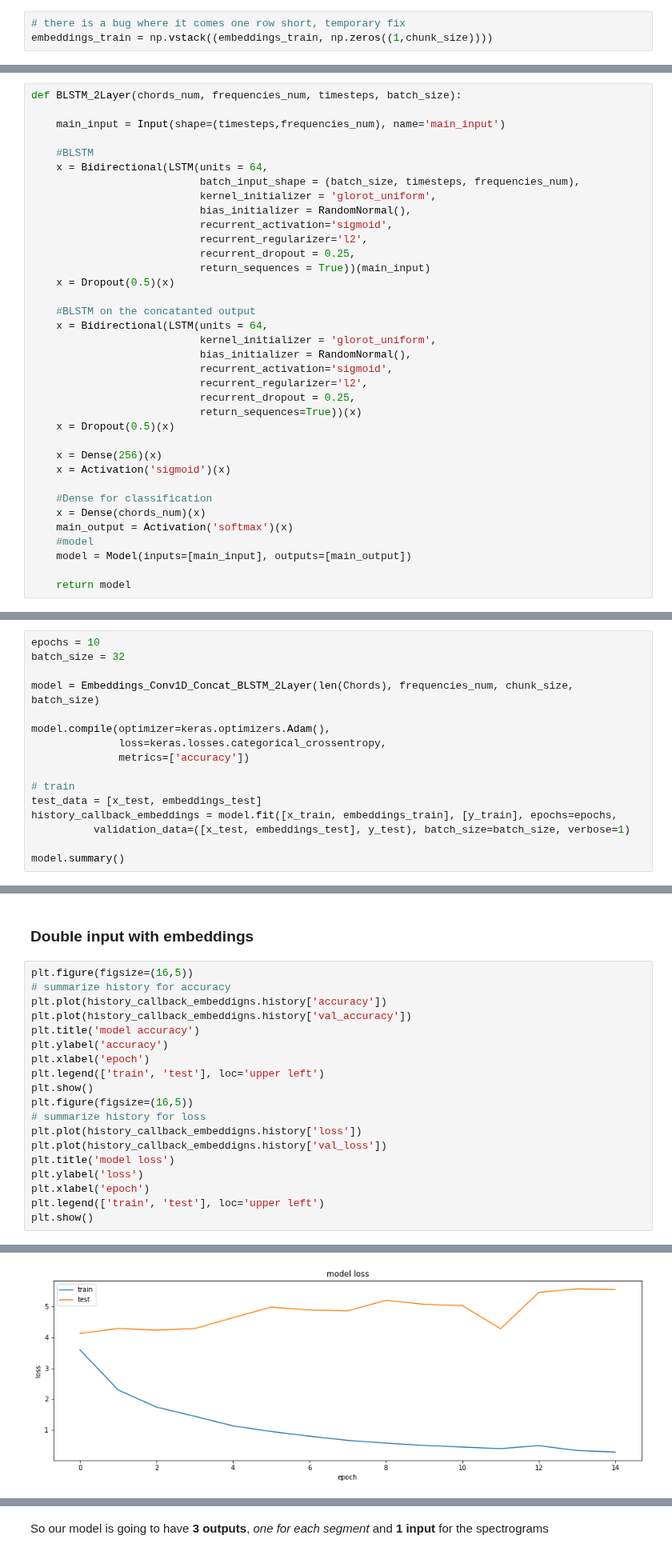
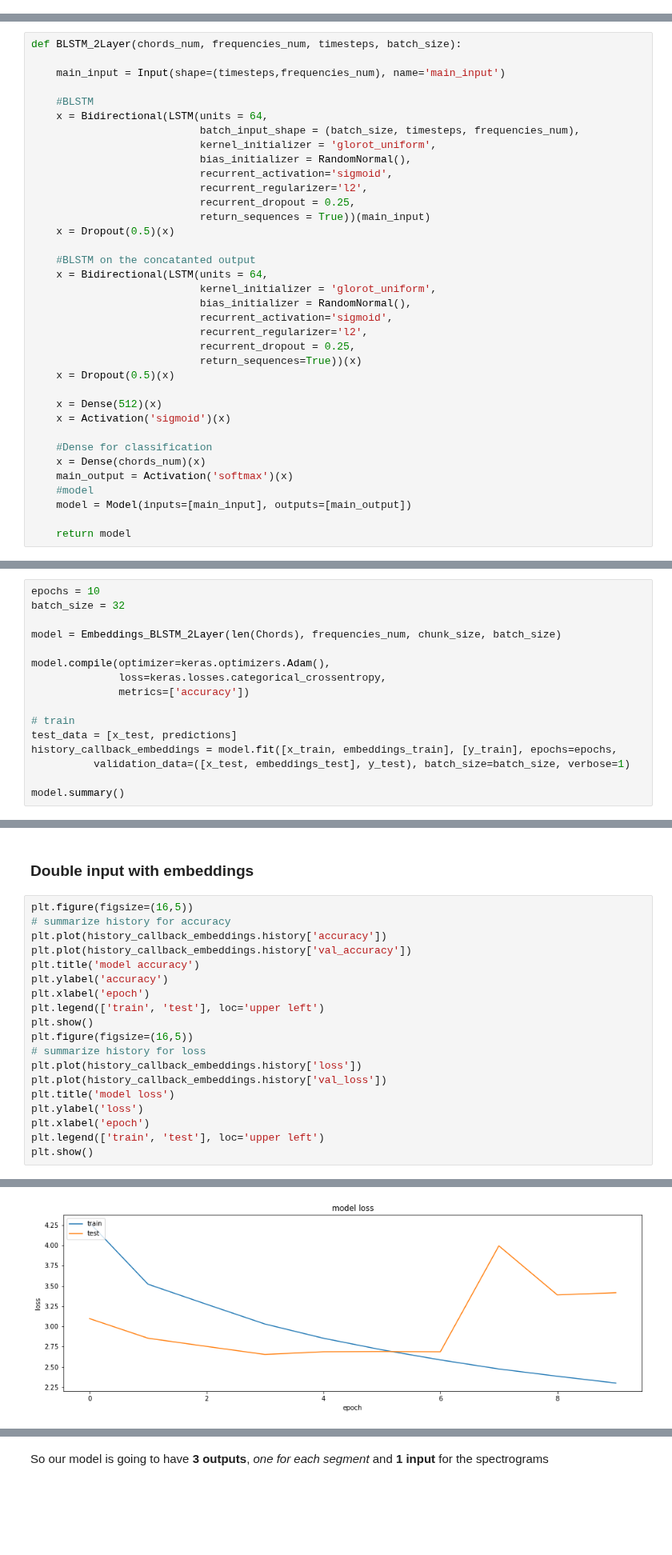
Before and after one commit to taslanidis/Audio-Chord-Recognition, a Jupyter notebook: Classification_Spectrograms.ipynb, the cells around one changed output, grey strips where cells are left out. Shown at 80% size. Saved outputs shown, nothing was run; the diff lists cells and outputs as text; blank space fills up the shorter version.

```diff
--- a/Classification_Spectrograms.ipynb
+++ b/Classification_Spectrograms.ipynb
@@ -415,5 +403,2 @@ embeddings_test = np.zeros((20,chunk_size))
-# %%
-# there is a bug where it comes one row short, temporary fix
-embeddings_train = np.vstack((embeddings_train, np.zeros((1,chunk_size))))
 # %%
 print (embeddings_train.shape)
@@ -484,7 +467,7 @@ def BLSTM_2Layer(chords_num, frequencies_num, timesteps, batch_size):
                            return_sequences=True))(x)
     x = Dropout(0.5)(x)
 
-    x = Dense(256)(x)
+    x = Dense(512)(x)
     x = Activation('sigmoid')(x)
 
     #Dense for classification
@@ -689,16 +623,0 @@ Final test loss:  1.6870399713516235  and accuracy : 63.17777633666992 %
-# %%
-epochs = 10
-batch_size = 32
-
-model = Embeddings_Conv1D_Concat_BLSTM_2Layer(len(Chords), frequencies_num, chunk_size, batch_size)
-
-model.compile(optimizer=keras.optimizers.Adam(),
-              loss=keras.losses.categorical_crossentropy,
-              metrics=['accuracy'])
-
-# train
-test_data = [x_test, embeddings_test]
-history_callback_embeddings = model.fit([x_train, embeddings_train], [y_train], epochs=epochs,
-          validation_data=([x_test, embeddings_test], y_test), batch_size=batch_size, verbose=1)
-
-model.summary()
@@ -785,0 +742,16 @@ plt.show()
+# %%
+epochs = 10
+batch_size = 32
+
+model = Embeddings_BLSTM_2Layer(len(Chords), frequencies_num, chunk_size, batch_size)
+
+model.compile(optimizer=keras.optimizers.Adam(),
+              loss=keras.losses.categorical_crossentropy,
+              metrics=['accuracy'])
+
+# train
+test_data = [x_test, predictions]
+history_callback_embeddings = model.fit([x_train, embeddings_train], [y_train], epochs=epochs,
+          validation_data=([x_test, embeddings_test], y_test), batch_size=batch_size, verbose=1)
+
+model.summary()
@@ -788,8 +784,8 @@ plt.show()
 # %%
 plt.figure(figsize=(16,5))
 # summarize history for accuracy
-plt.plot(history_callback_embeddigns.history['accuracy'])
-plt.plot(history_callback_embeddigns.history['val_accuracy'])
+plt.plot(history_callback_embeddings.history['accuracy'])
+plt.plot(history_callback_embeddings.history['val_accuracy'])
 plt.title('model accuracy')
 plt.ylabel('accuracy')
 plt.xlabel('epoch')
@@ -797,8 +793,8 @@ plt.legend(['train', 'test'], loc='upper left')
 plt.show()
 plt.figure(figsize=(16,5))
 # summarize history for loss
-plt.plot(history_callback_embeddigns.history['loss'])
-plt.plot(history_callback_embeddigns.history['val_loss'])
+plt.plot(history_callback_embeddings.history['loss'])
+plt.plot(history_callback_embeddings.history['val_loss'])
 plt.title('model loss')
 plt.ylabel('loss')
 plt.xlabel('epoch')
@@ -809,4 +805,4 @@ plt.show()
-[figure, old version]
+[figure, new version]
 # %% [markdown]
 # Data Pre-Processing Part 2
 
```
Also changed, not shown: parts of 32 cells of this notebook.
